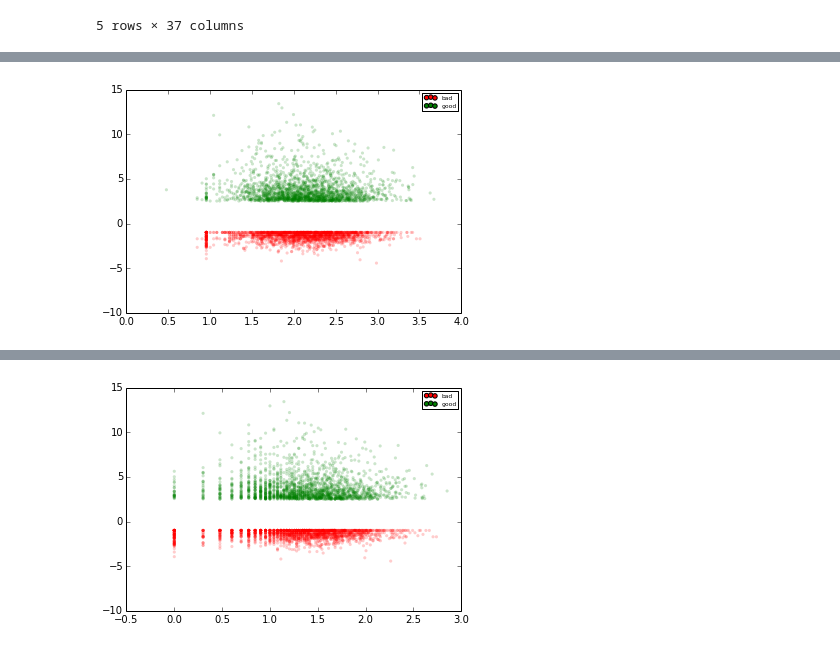
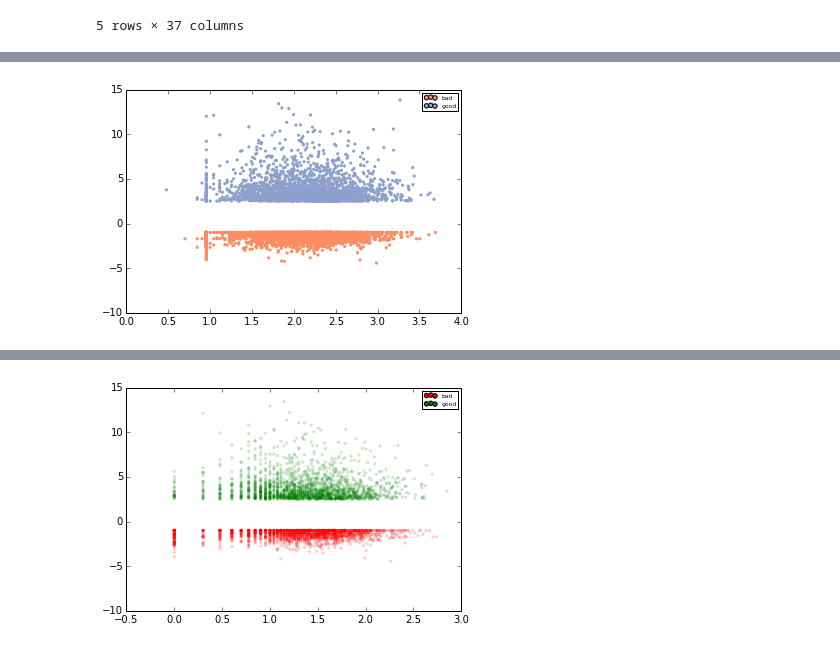
Before and after one commit to gautsi/creddit_score, a Jupyter notebook: notebooks/new_stuff.ipynb, the cells around one changed output, grey strips where cells are left out. Cells and saved outputs as stored; diff of their text form; code cells hidden in the pictures.

```diff
--- a/notebooks/new_stuff.ipynb
+++ b/notebooks/new_stuff.ipynb
@@ -22,6 +21,6 @@ from textblob import TextBlob
 # %%
 classes = {'bad' : 0, 'neutral' : 1, 'good' : 2}
-colors = ['r', 'b', 'g']
+colors = ['#fc8d62', 'b', '#8da0cb']
 lcm = cl.ListedColormap(colors)
 # %%
 low_thresh = 0
@@ -91,6 +93,8 @@ neutral_df = comments_most_recent[(comments_most_recent.subm_score > 125) &
                                (comments_most_recent.age_min < 1000) &
                                (comments_most_recent.comment_num_words < 300) &
                                (comments_most_recent.cls == 'neutral')]
+# %%
+good_bad_df_shuffle = good_bad_df.reindex(np.random.permutation(good_bad_df.index))
 # %%
 len(neutral_df)
 # %% [output]
@@ -144,10 +148,11 @@ def scatter_df(df, xcol, ycol, c=None, cmap=None, s=10, alpha=0.2, edgecolor='',
         scatter(x=df[xcol], y=df[ycol], c=c, cmap=cmap, s=s, alpha=alpha, edgecolor=edgecolor, xlabel=xlabel, ylabel=ylabel, title=title, pic_title=pic_title, loc=loc)
 # %%
 scatter_df(
-           df=good_bad_df,
+           df=good_bad_df_shuffle,
            xcol='comment_length_log',
            ycol='cube_score',
-           c='cls_color'
+           c='cls_color',
+           alpha = 1
            )
 # %% [output]
-[figure, old version]
+[figure, new version]
```
Also changed, not shown: parts of 46 cells of this notebook, 3 other files.
